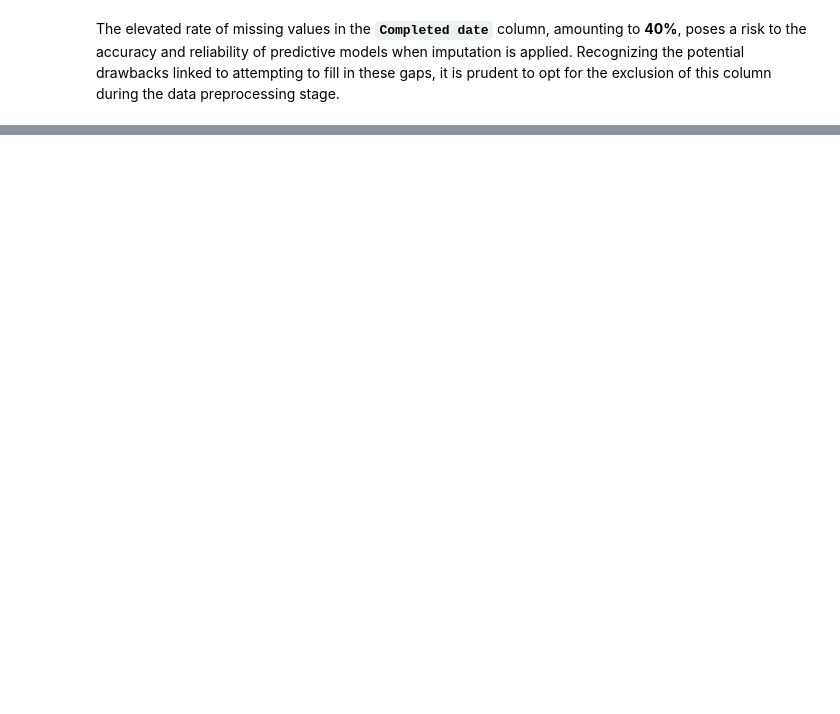
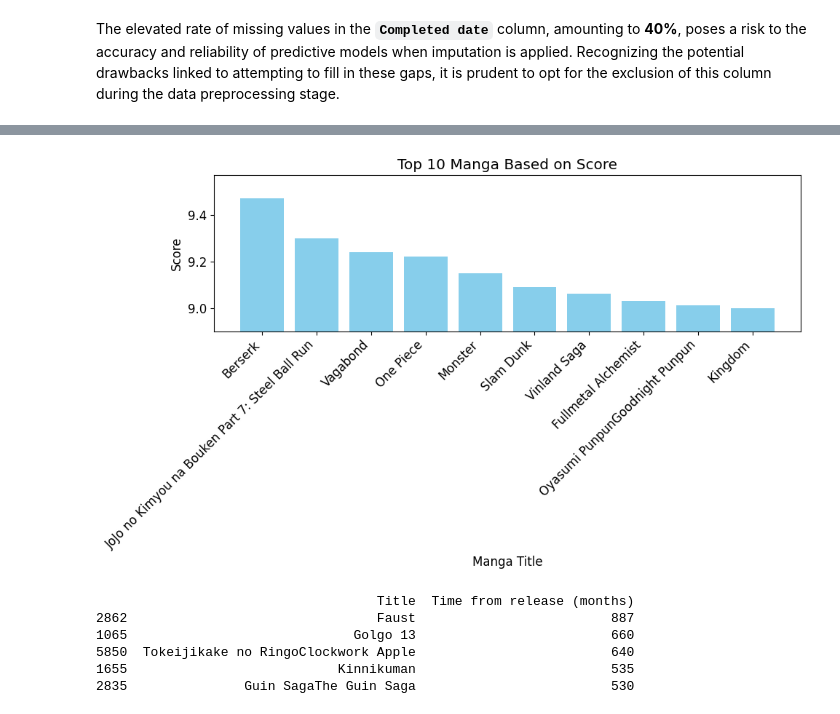
Before and after one commit to duongtruongbinh/IntroDS_FinalProject, a Jupyter notebook: src/Data_Exploration_and_PreProcessing.ipynb, the cells around one changed output, grey strips where cells are left out. Cells and saved outputs as stored; diff of their text form; code cells hidden in the pictures; blank space fills up the shorter version.

```diff
--- a/src/Data_Exploration_and_PreProcessing.ipynb
+++ b/src/Data_Exploration_and_PreProcessing.ipynb
@@ -546,3 +654,5 @@ manga_df = manga_df.drop(columns='Themes')
+# %%
+manga_df = manga_df.dropna(subset=['Release date'])
 # %% [markdown]
 Let's check data after deleting columns `Themes`
 # %%
@@ -589,2 +709,13 @@ manga_df
+# %%
+def extract_author_names(text):
+    # Remove roles within parentheses, including the parentheses
+    text = re.sub(r'\s*\([^)]*\)', '', text)
+    # Replace the commas separating last names from first names with a space
+    text = re.sub(r',\s', ' ', text)
+    # Split the string by a comma followed by a space, which now only occurs between individuals
+    return text.split(', ')
+
+# Apply the function to each row in the 'Author' column
+manga_df['Author'] = manga_df['Author'].apply(extract_author_names)
 # %%
 manga_df.to_csv('../data/processed_comic.csv', index=False)
@@ -590,0 +743,3 @@ manga_df.to_csv('../data/processed_comic.csv', index=False)
+# %%
+top_10_manga = manga_df.nlargest(10, 'Score')
+print(top_10_manga[['Title', 'Score','Ranked']])
@@ -590,0 +758,28 @@ manga_df.to_csv('../data/processed_comic.csv', index=False)
+# %%
+
+# Plotting
+plt.figure(figsize=(10, 6))
+plt.bar(top_10_manga['Title'], top_10_manga['Score'], color='skyblue')
+plt.xlabel('Manga Title')
+plt.ylabel('Score')
+plt.title('Top 10 Manga Based on Score')
+plt.xticks(rotation=45, ha='right')  # Rotate x-axis labels for better visibility
+
+# Adjust y-axis range to highlight subtle differences
+plt.ylim(min(top_10_manga['Score']) - 0.1, max(top_10_manga['Score']) + 0.1)
+
+# Show the plot
+plt.tight_layout()
+plt.show()
+# %% [output]
+[figure, added]
+# %%
+top_5_manga = manga_df.nlargest(5, 'Time from release (months)')
+print(top_5_manga[['Title','Time from release (months)']])
+# %% [output]
+                                    Title  Time from release (months)
+2862                                Faust                         887
+1065                             Golgo 13                         660
+5850  Tokeijikake no RingoClockwork Apple                         640
+1655                           Kinnikuman                         535
+2835               Guin SagaThe Guin Saga                         530
```
Also changed, not shown: parts of 21 cells of this notebook, 1 other file.
